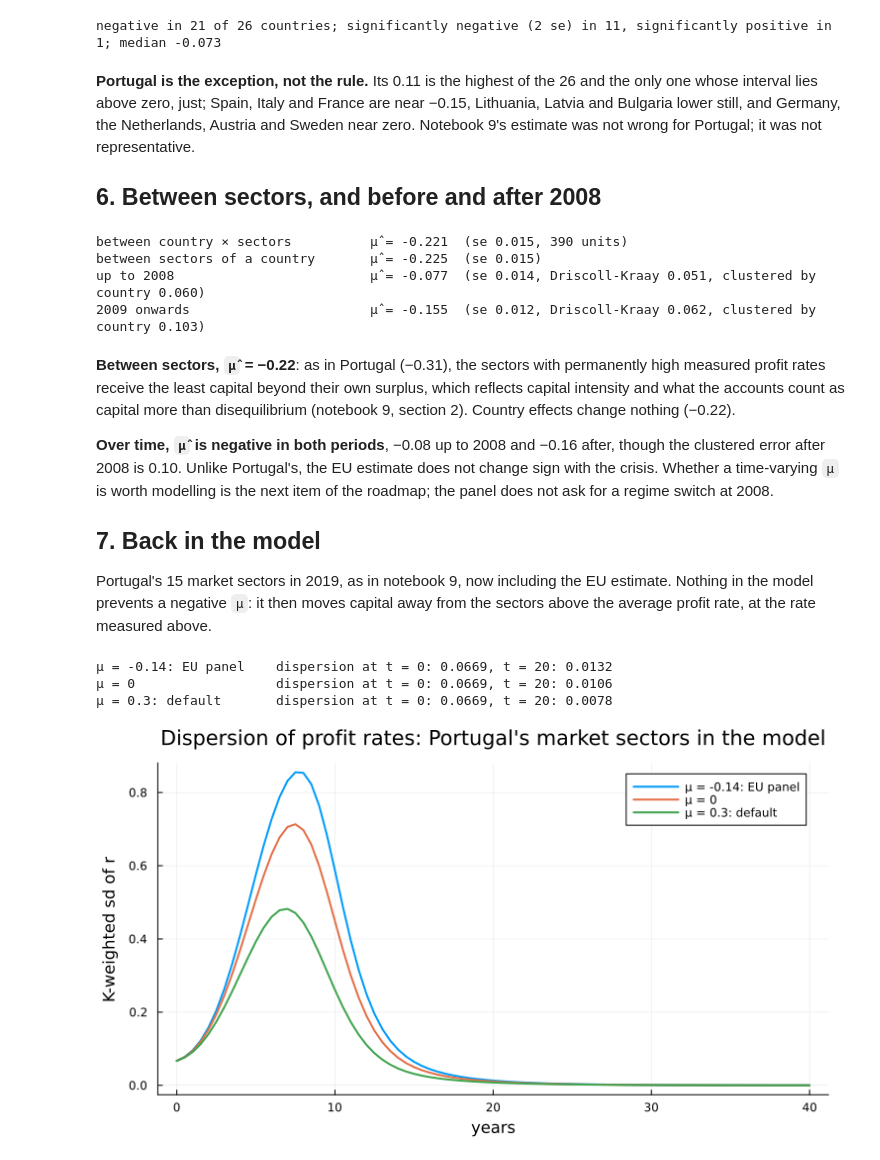
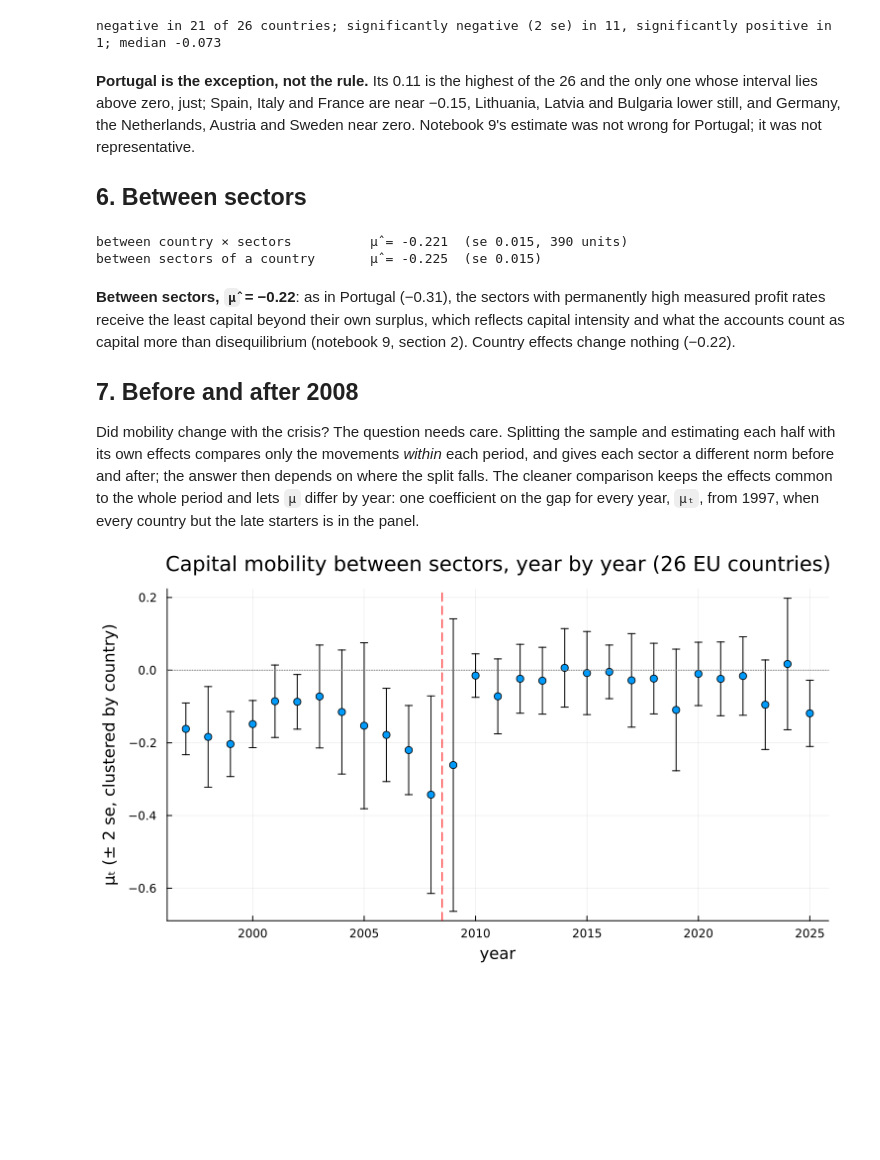
Before and after one commit to randsley/MarxKapital, a Jupyter notebook: notebooks/jupyter/10_eu_sectoral_mobility.ipynb, the cells around one changed output. Saved outputs shown, nothing was run; the diff lists cells and outputs as text; code cells hidden in the pictures; blank space fills up the shorter version.

```diff
--- a/notebooks/jupyter/10_eu_sectoral_mobility.ipynb
+++ b/notebooks/jupyter/10_eu_sectoral_mobility.ipynb
@@ -51,6 +51,26 @@ function mobility_iv(P; effects = (:geo_section, :geo_year))
             first_stage = dot(zd, xd) / dot(zd, zd))
 end
 
+"""
+OLS of `y` on several regressors (the columns of `X`) with the fixed effects `effects` swept out:
+coefficients and their country-clustered standard errors (`G/(G−1)` factor).
+"""
+function fe_ols(P, y, X; effects = (:geo_section, :geo_year))
+    g = [_effect_labels(P, e) for e in effects]
+    yd = demean_fe(y, g...)
+    Xd = reduce(hcat, [demean_fe(X[:, j], g...) for j in axes(X, 2)])
+    XX = Xd'Xd
+    b = XX \ (Xd'yd)
+    u = yd - Xd * b
+    gc, G = _codes(P.geo)
+    M = zeros(size(XX))
+    for c in 1:G
+        h = vec(sum(Xd[gc .== c, :] .* u[gc .== c]; dims = 1))
+        M .+= h * h'
+    end
+    return b, sqrt.(diag(G / (G - 1) * (XX \ M / XX)))
+end
+
 """K-weighted dispersion of the profit rates along a simulated path."""
 function dispersion_path(sol, p)
     N = length(p.e)
@@ -214,49 +234,28 @@ negative in 21 of 26 countries; significantly negative (2 se) in 11, significant
 # %% [markdown]
 **Portugal is the exception, not the rule.** Its 0.11 is the highest of the 26 and the only one whose interval lies above zero, just; Spain, Italy and France are near −0.15, Lithuania, Latvia and Bulgaria lower still, and Germany, the Netherlands, Austria and Sweden near zero. Notebook 9's estimate was not wrong for Portugal; it was not representative.
 
-## 6. Between sectors, and before and after 2008
+## 6. Between sectors
 # %%
 btw = estimate_mobility_between(P)
 btw_c = estimate_mobility_between(P; within_country = true)
 @printf("between country × sectors          μ̂ = %6.3f  (se %.3f, %d units)\n", btw.μ, btw.se, btw.n)
 @printf("between sectors of a country       μ̂ = %6.3f  (se %.3f)\n", btw_c.μ, btw_c.se)
-for (lab, keep) in (("up to 2008", <=(2008)), ("2009 onwards", >(2008)))
-    @printf("%-34s %s\n", lab, fmt(estimate_mobility(P[keep.(P.year), :])))
-end
 # %% [output]
 between country × sectors          μ̂ = -0.221  (se 0.015, 390 units)
 between sectors of a country       μ̂ = -0.225  (se 0.015)
-up to 2008                         μ̂ = -0.077  (se 0.014, Driscoll-Kraay 0.051, clustered by country 0.060)
-2009 onwards                       μ̂ = -0.155  (se 0.012, Driscoll-Kraay 0.062, clustered by country 0.103)
 # %% [markdown]
 **Between sectors, `μ̂` = −0.22**: as in Portugal (−0.31), the sectors with permanently high measured profit rates receive the least capital beyond their own surplus, which reflects capital intensity and what the accounts count as capital more than disequilibrium (notebook 9, section 2). Country effects change nothing (−0.22).
 
-**Over time, `μ̂` is negative in both periods**, −0.08 up to 2008 and −0.16 after, though the clustered error after 2008 is 0.10. Unlike Portugal's, the EU estimate does not change sign with the crisis. Whether a time-varying `μ` is worth modelling is the next item of the roadmap; the panel does not ask for a regime switch at 2008.
+## 7. Before and after 2008
 
-## 7. Back in the model
-
-Portugal's 15 market sectors in 2019, as in notebook 9, now including the EU estimate. Nothing in the model prevents a negative `μ`: it then moves capital away from the sectors above the average profit rate, at the rate measured above.
+Did mobility change with the crisis? The question needs care. Splitting the sample and estimating each half with its own effects compares only the movements *within* each period, and gives each sector a different norm before and after; the answer then depends on where the split falls. The cleaner comparison keeps the effects common to the whole period and lets `μ` differ by year: one coefficient on the gap for every year, `μₜ`, from 1997, when every country but the late starters is in the panel.
 # %%
-P19 = eu[(eu.geo .== "PT") .& (eu.year .== 2019), :]
-σ19 = P.σ[(P.geo .== "PT") .& (P.year .== 2019)][1]
-depts = map(MARKET) do s
-    row = P19[P19.section .== s, :][1, :]
-    S = row.GVA - row.compensation - row.CFC
-    Department(String(s); c = row.capital_stock, v = row.compensation, e = max(S / row.compensation, 0.1),
-               σ_c = σ19, σ_v = 0.1, δ = row.CFC / row.capital_stock)
-end
-plt = plot(xlabel = "years", ylabel = "K-weighted sd of r", legend = :topright,
-           title = "Dispersion of profit rates: Portugal's market sectors in the model")
-μ_eu = round(base.μ, digits = 2)
-for (μ, lab) in ((μ_eu, "μ = $μ_eu: EU panel"), (0.0, "μ = 0"), (0.3, "μ = 0.3: default"))
-    sol, _, p = simulate_Ndept_custom(deepcopy(depts); T = 40.0, seed = 1, coupled = true, μ = μ)
-    d = dispersion_path(sol, p)
-    plot!(plt, sol.t, d, lw = 2, label = lab)
-    @printf("%-22s dispersion at t = 0: %.4f, t = 20: %.4f\n", lab, d[1], d[findfirst(>=(20.0), sol.t)])
-end
-plt
+P97 = P[P.year .>= 1997, :]
+yrs = sort(unique(P97.year))
+μt, se_t = fe_ols(P97, P97.y, reduce(hcat, [P97.gap .* (P97.year .== y) for y in yrs]))
+scatter(yrs, μt, yerror = 2 .* se_t, legend = false, xlabel = "year",
+        ylabel = "μₜ (± 2 se, clustered by country)",
+        title = "Capital mobility between sectors, year by year (26 EU countries)")
+hline!([0], color = :gray, ls = :dot); vline!([2008.5], color = :red, ls = :dash)
 # %% [output]
-μ = -0.14: EU panel    dispersion at t = 0: 0.0669, t = 20: 0.0132
-μ = 0                  dispersion at t = 0: 0.0669, t = 20: 0.0106
-μ = 0.3: default       dispersion at t = 0: 0.0669, t = 20: 0.0078
-[figure, old version]
+[figure, new version]
```
Also changed, not shown: parts of 7 cells of this notebook, 5 other files.
